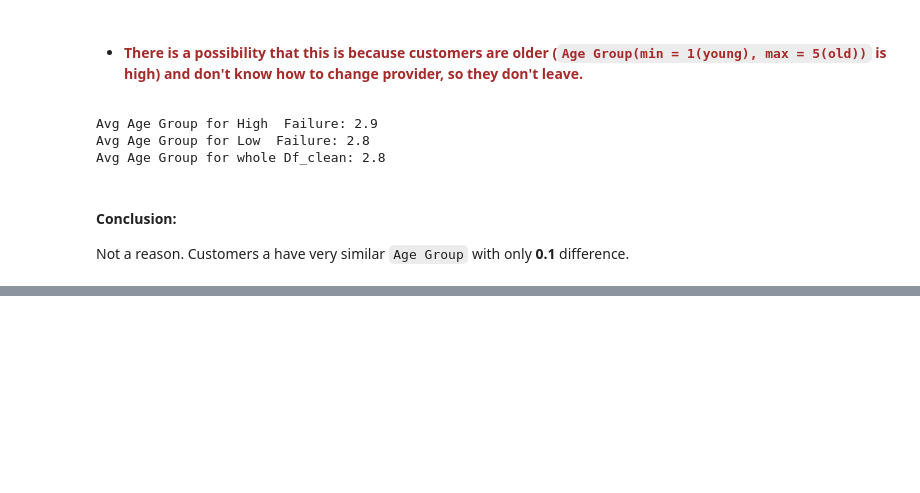
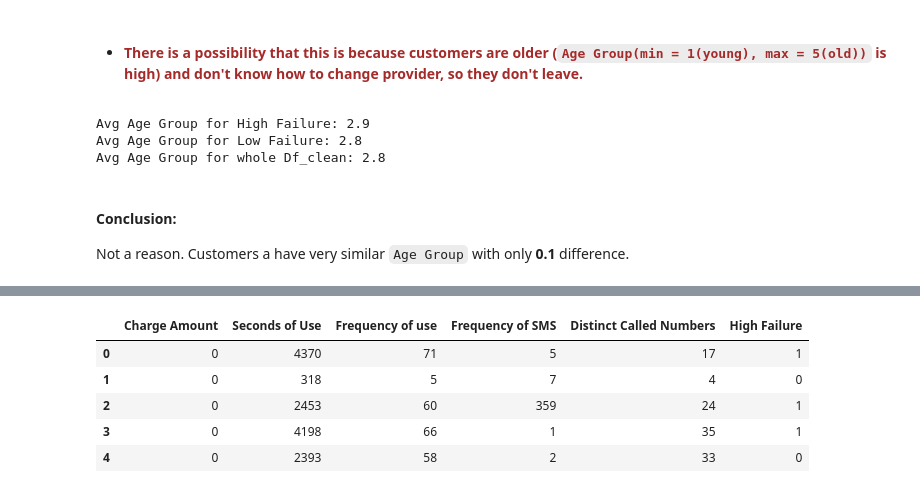
Before and after one commit to ntairuly/FinalProject_by_59ChurnGuard, a Jupyter notebook: Main.ipynb, the cells around one changed output, grey strips where cells are left out. Drawn from its saved outputs; the diff is of its cells as text; code cells hidden in the pictures; blank space fills up the shorter version.

```diff
--- a/Main.ipynb
+++ b/Main.ipynb
@@ -414,0 +435,9 @@ dtype: int64
+# %%
+df_heat.head()
+# %% [output]
+|  | Charge Amount | Seconds of Use | Frequency of use | Frequency of SMS | Distinct Called Numbers | High Failure |
+| 0 | 0 | 4370 | 71 | 5 | 17 | 1 |
+| 1 | 0 | 318 | 5 | 7 | 4 | 0 |
+| 2 | 0 | 2453 | 60 | 359 | 24 | 1 |
+| 3 | 0 | 4198 | 66 | 1 | 35 | 1 |
+| 4 | 0 | 2393 | 58 | 2 | 33 | 0 |
```
Also changed, not shown: parts of 30 cells of this notebook.
